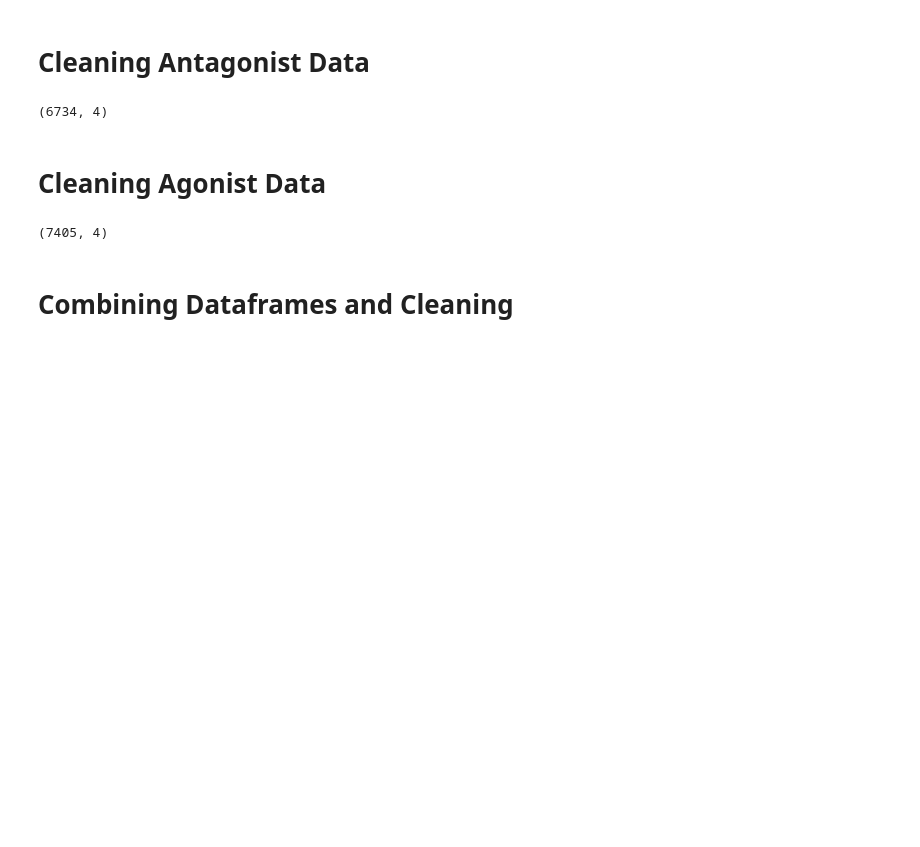
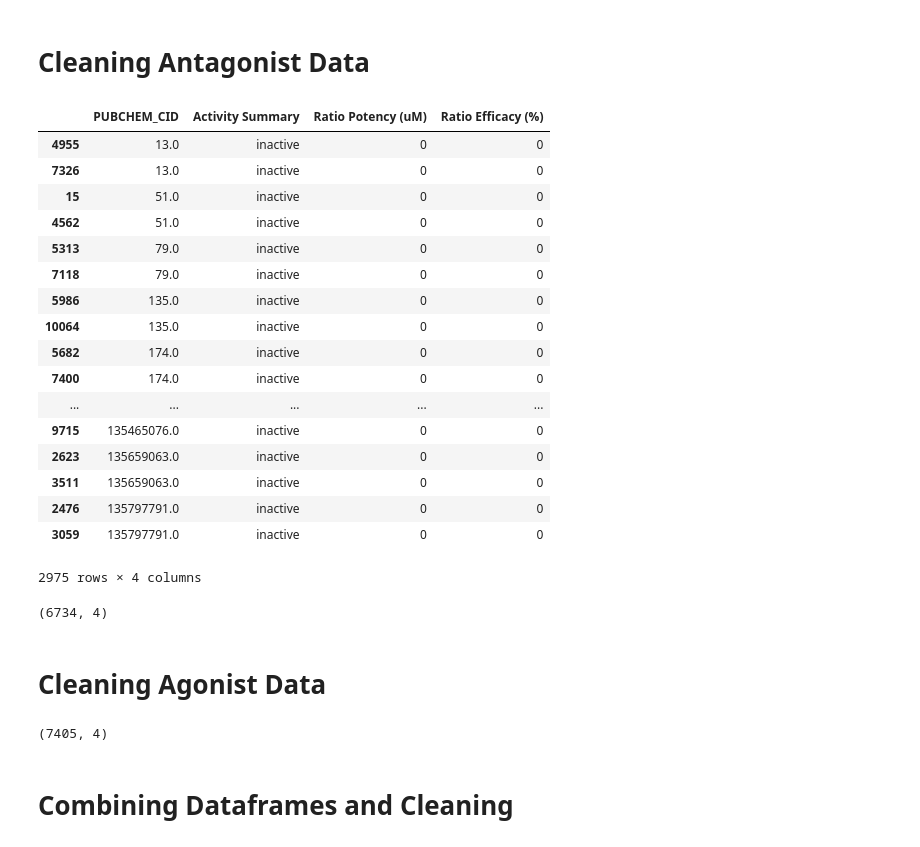
Before and after one commit to shreyasingh1/NCBI, a Jupyter notebook: Data Cleaning (old).ipynb, the cells around one changed output. Cells and saved outputs as stored; diff of their text form; code cells hidden in the pictures; blank space fills up the shorter version.

```diff
--- a/Data Cleaning (old).ipynb
+++ b/Data Cleaning (old).ipynb
@@ -41,13 +41,33 @@ antag_dups = antag_dups.sort_values(by = ['PUBCHEM_CID', 'Activity Summary'], as
 # %%
 ##df_inactive = both activity scores inactive
 ###Drop all active agonists and active antagonists, and drop any values that are no longer dups.
 ###This will leave CID dups with outcomes that are both inactive.
 df_inactive = antag_dups.drop(antag_dups.loc[antag_dups['Activity Summary'] == 'active agonist'].index)
 df_inactive = df_inactive.drop(df_inactive.loc[antag_dups['Activity Summary'] == 'active antagonist'].index)
 df_inactive = df_inactive[df_inactive.duplicated(subset = 'PUBCHEM_CID', keep = False)]
 
 #Only leaving one of each inactive value
 df_inactive_clean = df_inactive.drop_duplicates(subset = 'PUBCHEM_CID', keep = 'first')
+antag_dups
+# %% [output]
+|  | PUBCHEM_CID | Activity Summary | Ratio Potency (uM) | Ratio Efficacy (%) |
+| 4955 | 13.0 | inactive | 0 | 0 |
+| 7326 | 13.0 | inactive | 0 | 0 |
+| 15 | 51.0 | inactive | 0 | 0 |
+| 4562 | 51.0 | inactive | 0 | 0 |
+| 5313 | 79.0 | inactive | 0 | 0 |
+| 7118 | 79.0 | inactive | 0 | 0 |
+| 5986 | 135.0 | inactive | 0 | 0 |
+| 10064 | 135.0 | inactive | 0 | 0 |
+| 5682 | 174.0 | inactive | 0 | 0 |
+| 7400 | 174.0 | inactive | 0 | 0 |
+| ... | ... | ... | ... | ... |
+| 9715 | 135465076.0 | inactive | 0 | 0 |
+| 2623 | 135659063.0 | inactive | 0 | 0 |
+| 3511 | 135659063.0 | inactive | 0 | 0 |
+| 2476 | 135797791.0 | inactive | 0 | 0 |
+| 3059 | 135797791.0 | inactive | 0 | 0 |
+2975 rows × 4 columns
 # %%
 ##df_active = both activity scores are active
 ###Drop all inactive values and drop any values that are no longer dups
```
Also changed, not shown: 3 other files.
